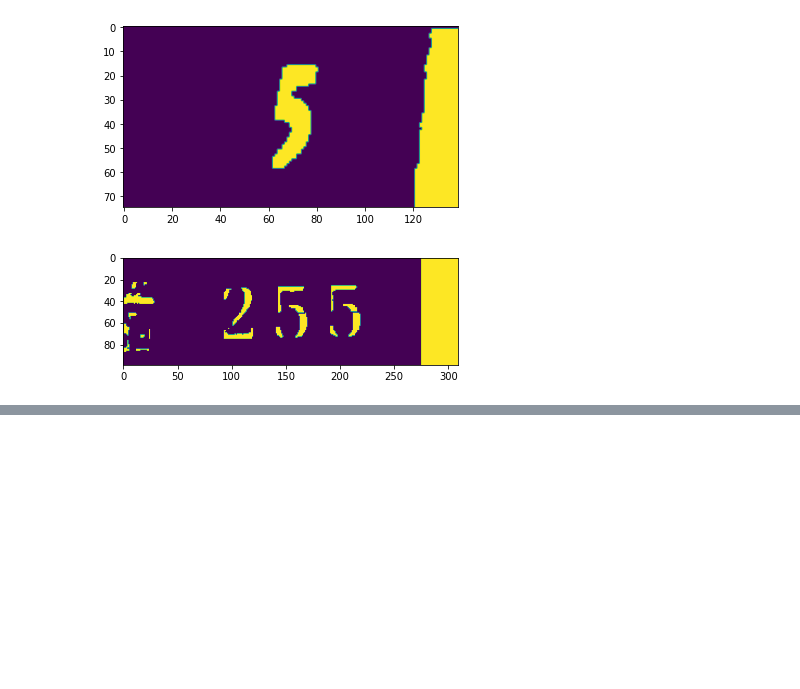
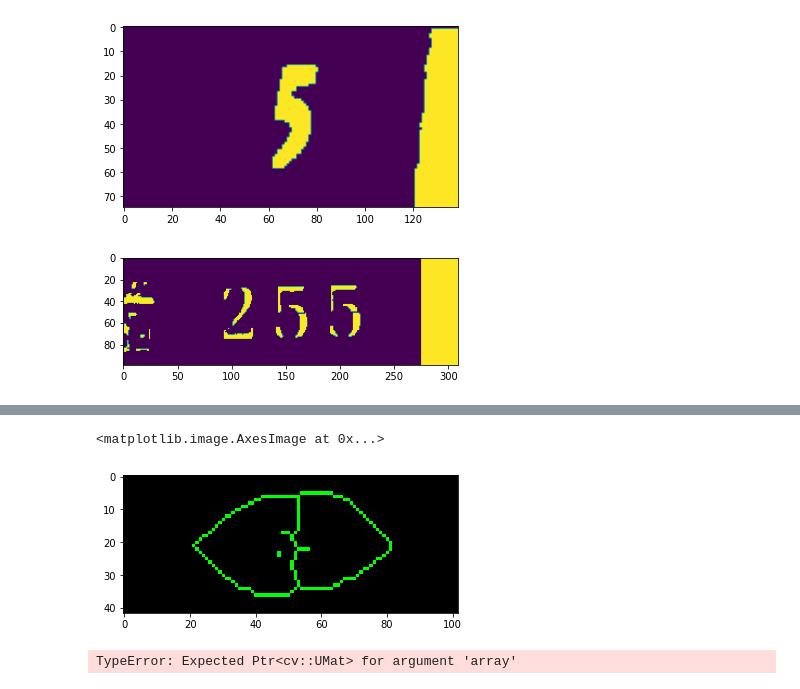
Before and after one commit to sahin52/Image-Final, a Jupyter notebook: tempq1.ipynb, the cells around one changed output, grey strips where cells are left out. Saved outputs shown, nothing was run; the diff lists cells and outputs as text; code cells hidden in the pictures; blank space fills up the shorter version.

```diff
--- a/tempq1.ipynb
+++ b/tempq1.ipynb
@@ -155,0 +166,2 @@ measurePerformance(numberOfLoopies)
+# %%
+image = images[0]
@@ -155,0 +188,2 @@ measurePerformance(numberOfLoopies)
+# %%
+skeleton = skeletonize(image)
@@ -155,0 +220,11 @@ measurePerformance(numberOfLoopies)
+# %%
+plt.imshow(skeleton)
+# %% [output]
+<matplotlib.image.AxesImage at 0x...>
+[figure, added]
+# %%
+x,y,w,h = cv2.boundingRect(conts)
+
+roi = images[0][x:x+w, y:y+h]
+# %% [output]
+TypeError: Expected Ptr<cv::UMat> for argument 'array'
```
Also changed, not shown: parts of 6 cells of this notebook, 7 other files.
